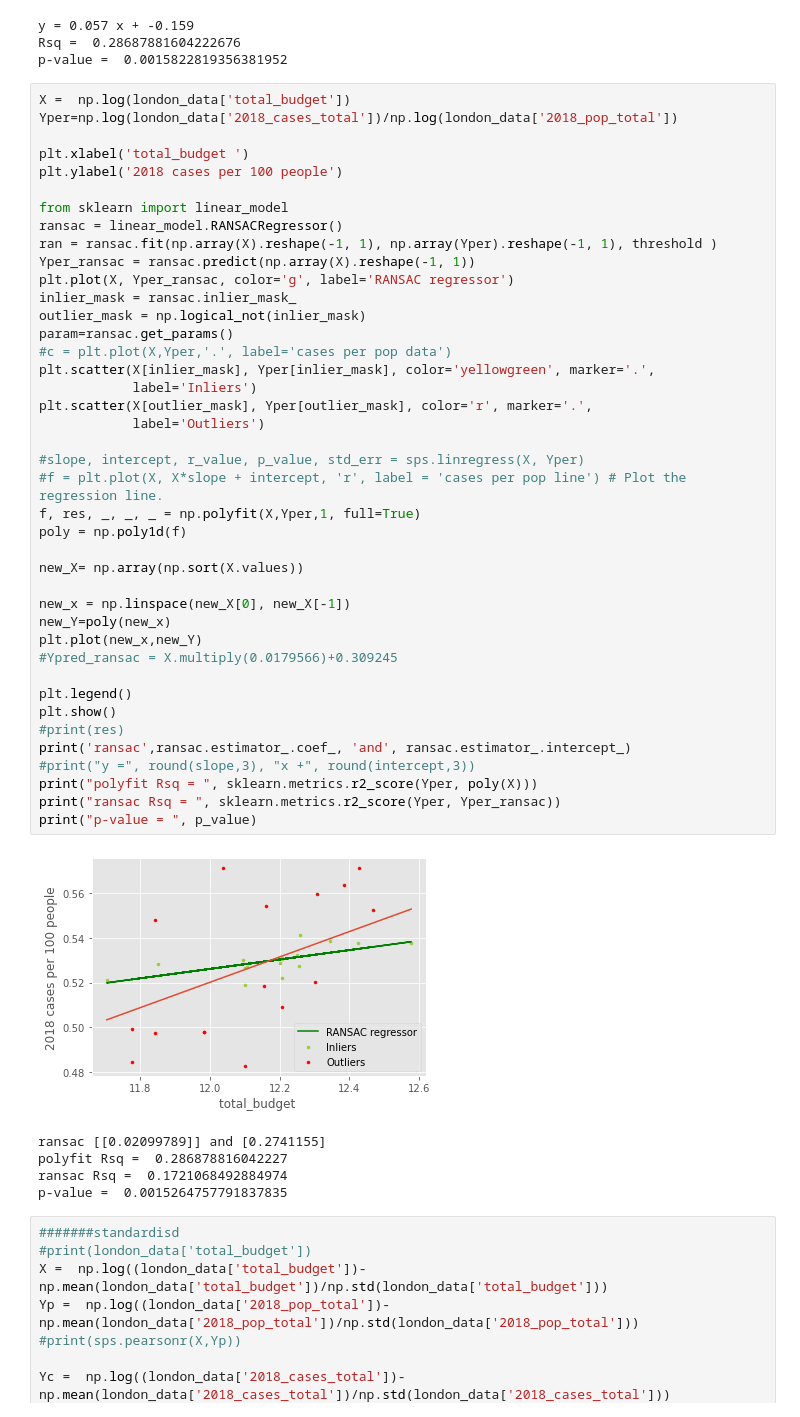
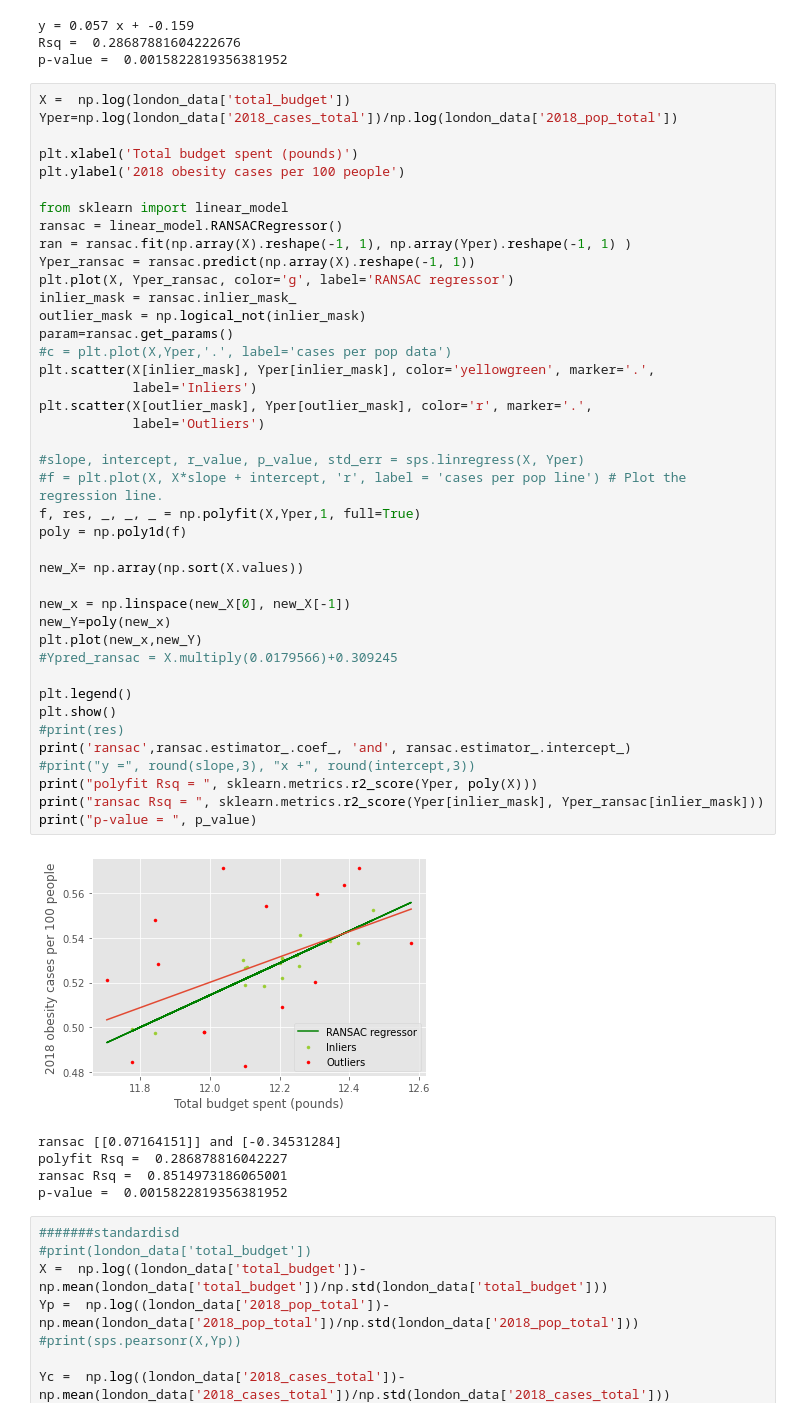
Before and after one commit to Tiana125/CASA0005_QM_CW1, a Jupyter notebook: Untitled.ipynb, the cells around one changed output. Drawn from its saved outputs; the diff is of its cells as text.

```diff
--- a/Untitled.ipynb
+++ b/Untitled.ipynb
@@ -216,49 +216,49 @@ p-value =  0.0015822819356381952
 X =  np.log(london_data['total_budget'])
 Yper=np.log(london_data['2018_cases_total'])/np.log(london_data['2018_pop_total'])
 
-plt.xlabel('total_budget ')
-plt.ylabel('2018 cases per 100 people')
+plt.xlabel('Total budget spent (pounds)')
+plt.ylabel('2018 obesity cases per 100 people')
 
 from sklearn import linear_model
 ransac = linear_model.RANSACRegressor()
-ran = ransac.fit(np.array(X).reshape(-1, 1), np.array(Yper).reshape(-1, 1), threshold )
+ran = ransac.fit(np.array(X).reshape(-1, 1), np.array(Yper).reshape(-1, 1) )
 Yper_ransac = ransac.predict(np.array(X).reshape(-1, 1))
 plt.plot(X, Yper_ransac, color='g', label='RANSAC regressor')
 inlier_mask = ransac.inlier_mask_
 outlier_mask = np.logical_not(inlier_mask)
 param=ransac.get_params()
 #c = plt.plot(X,Yper,'.', label='cases per pop data')
 plt.scatter(X[inlier_mask], Yper[inlier_mask], color='yellowgreen', marker='.',
             label='Inliers')
 plt.scatter(X[outlier_mask], Yper[outlier_mask], color='r', marker='.',
             label='Outliers')
 
 #slope, intercept, r_value, p_value, std_err = sps.linregress(X, Yper)
 #f = plt.plot(X, X*slope + intercept, 'r', label = 'cases per pop line') # Plot the regression line.
 f, res, _, _, _ = np.polyfit(X,Yper,1, full=True)
 poly = np.poly1d(f)
 
 new_X= np.array(np.sort(X.values))
 
 new_x = np.linspace(new_X[0], new_X[-1])
 new_Y=poly(new_x)
 plt.plot(new_x,new_Y)
 #Ypred_ransac = X.multiply(0.0179566)+0.309245
 
 plt.legend()
 plt.show()
 #print(res)
 print('ransac',ransac.estimator_.coef_, 'and', ransac.estimator_.intercept_)
 #print("y =", round(slope,3), "x +", round(intercept,3))
 print("polyfit Rsq = ", sklearn.metrics.r2_score(Yper, poly(X)))
-print("ransac Rsq = ", sklearn.metrics.r2_score(Yper, Yper_ransac))
+print("ransac Rsq = ", sklearn.metrics.r2_score(Yper[inlier_mask], Yper_ransac[inlier_mask]))
 print("p-value = ", p_value)
 # %% [output]
-[figure, old version]
+[figure, new version]
-ransac [[0.02099789]] and [0.2741155]
+ransac [[0.07164151]] and [-0.34531284]
 polyfit Rsq =  0.286878816042227
-ransac Rsq =  0.1721068492884974
-p-value =  0.0015264757791837835
+ransac Rsq =  0.8514973186065001
+p-value =  0.0015822819356381952
 # %%
 #######standardisd
 #print(london_data['total_budget'])
```
Also changed, not shown: parts of 1 cell of this notebook, 16 other files.
